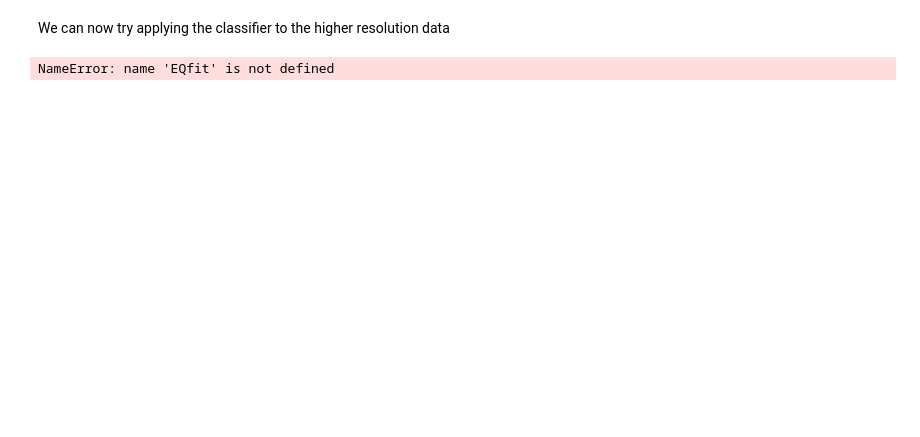
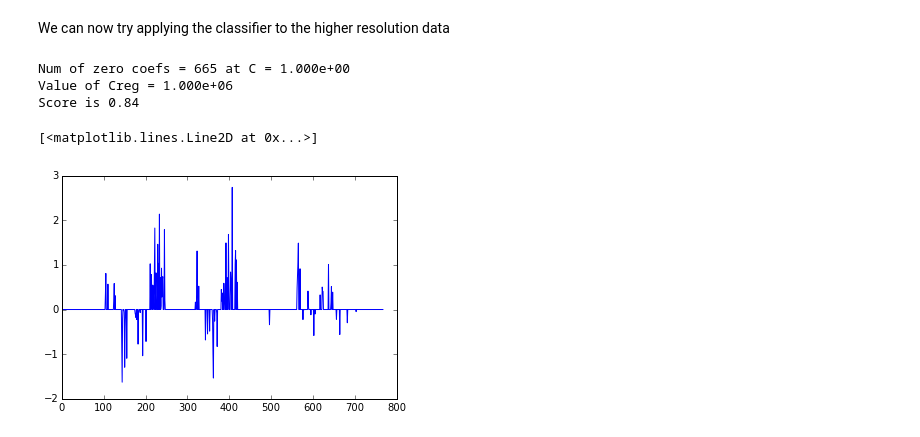
Before and after one commit to AntonBiryukovUofC/WI_modeling, a Jupyter notebook: Untitled.ipynb, the cells around one changed output. Drawn from its saved outputs; the diff is of its cells as text; code cells hidden in the pictures; blank space fills up the shorter version.

```diff
--- a/Untitled.ipynb
+++ b/Untitled.ipynb
@@ -212,44 +203,18 @@ Score is 0.87
 # %% [markdown]
 We can now try applying the classifier to the higher resolution data
-# %%
-
-# Now when we learned on a low-res, lets apply to high res:
-# Try to aggregate classes:
-ObservationsDiffRes = np.genfromtxt("../8Class/Observations.csv",dtype = float,defaultfmt = "%.3e",delimiter = ',')
-ClassLabelsDiffRes  = np.genfromtxt("../8Class/ClassLabels.csv",dtype = float,defaultfmt = "%d",delimiter = ',')
-
-ObservationsDiffRes = ObservationsDiffRes + (sigma * np.random.randn(ObservationsDiffRes.shape[0],ObservationsDiffRes.shape[1]) + mu)
-# delete non-midpoint classes:
-
-
-OrigLab = ClassLabelsDiffRes
-
-#ClassLabels8Class[np.in1d(ClassLabels8Class, (0,1))] = 0
-#ClassLabels8Class[np.in1d(ClassLabels8Class, (2,3))] = 1
-#ClassLabels8Class[np.in1d(ClassLabels8Class, (4,5))] = 2
-#ClassLabels8Class[np.in1d(ClassLabels8Class, (6,7))] = 3
-
-# Include midpoints only
-inds_midpoints = np.in1d(ClassLabelsDiffRes, (1,2,5,6))
-ClassLabelsDiffRes = ClassLabelsDiffRes[inds_midpoints]
-# Drop the unnecessary observations:
-
-ObservationsDiffRes = ObservationsDiffRes[inds_midpoints,:]
-
-
-probsDiffRes= EQfit.predict_proba(ObservationsDiffRes)
-
-PredictedDiffRes = EQfit.predict(ObservationsDiffRes)
-#AccuracyDiffRes  = metrics.accuracy_score(ClassLabelsDiffRes, PredictedDiffRes)
-#ConfMatrix  = metrics.confusion_matrix(ClassLabelsDiffRes,
- #                                    PredictedDiffRes)
-
-for midPoint in [1,2,5,6]:
-   midpoint_in_DiffRes = np.in1d(ClassLabelsDiffRes, (midPoint))
-   averageValues = np.sum(probsDiffRes[midpoint_in_DiffRes,:],axis =0)
-   #plt.plot(ObservationsDiffRes[midpoint_in_DiffRes,:][2])
-   fig,ax = plt.subplots(1)
-   ax.plot(averageValues)
-   ax.set_title("Class %d " % (midPoint))
-# %% [output]
-NameError: name 'EQfit' is not defined
+# %%
+logreg = linear_model.LogisticRegression(C=1.0,penalty='l1')
+EQ_default_params_fit = logreg.fit(X_train, y_train)
+predicted = EQ_default_params_fit.predict(X_test)
+probs = EQ_default_params_fit.predict_proba(X_test)
+ScoreMetric =  metrics.accuracy_score(y_test, predicted)
+print "Num of zero coefs = %d at C = %3.3e" % ((EQ_default_params_fit.coef_[i,:] == 0).sum(),EQ_default_params_fit.C)
+print "Value of Creg = %3.3e" % CReg
+print "Score is %2.2f" % ScoreMetric
+plt.plot(EQ_default_params_fit.coef_[i,:])
+# %% [output]
+Num of zero coefs = 665 at C = 1.000e+00
+Value of Creg = 1.000e+06
+Score is 0.84
+[<matplotlib.lines.Line2D at 0x...>]
+[figure, added]
```
Also changed, not shown: parts of 1 cell of this notebook.
